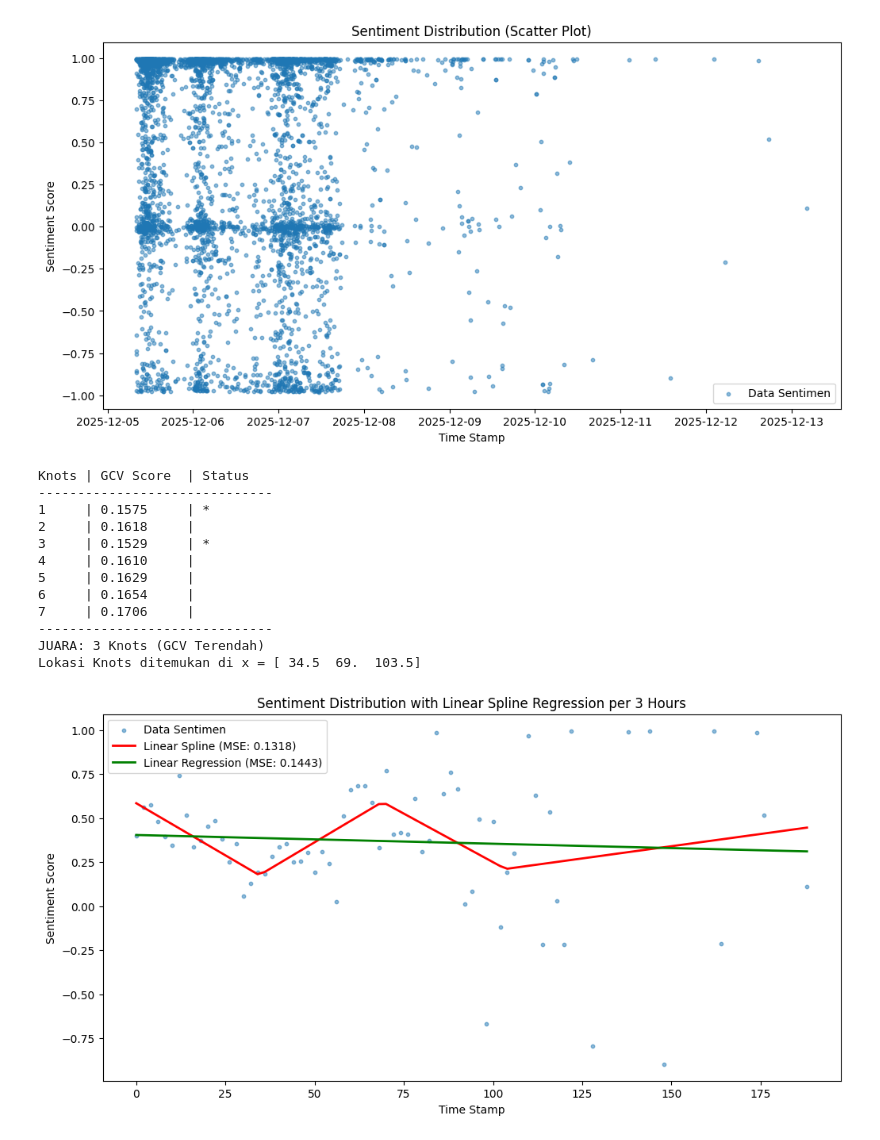
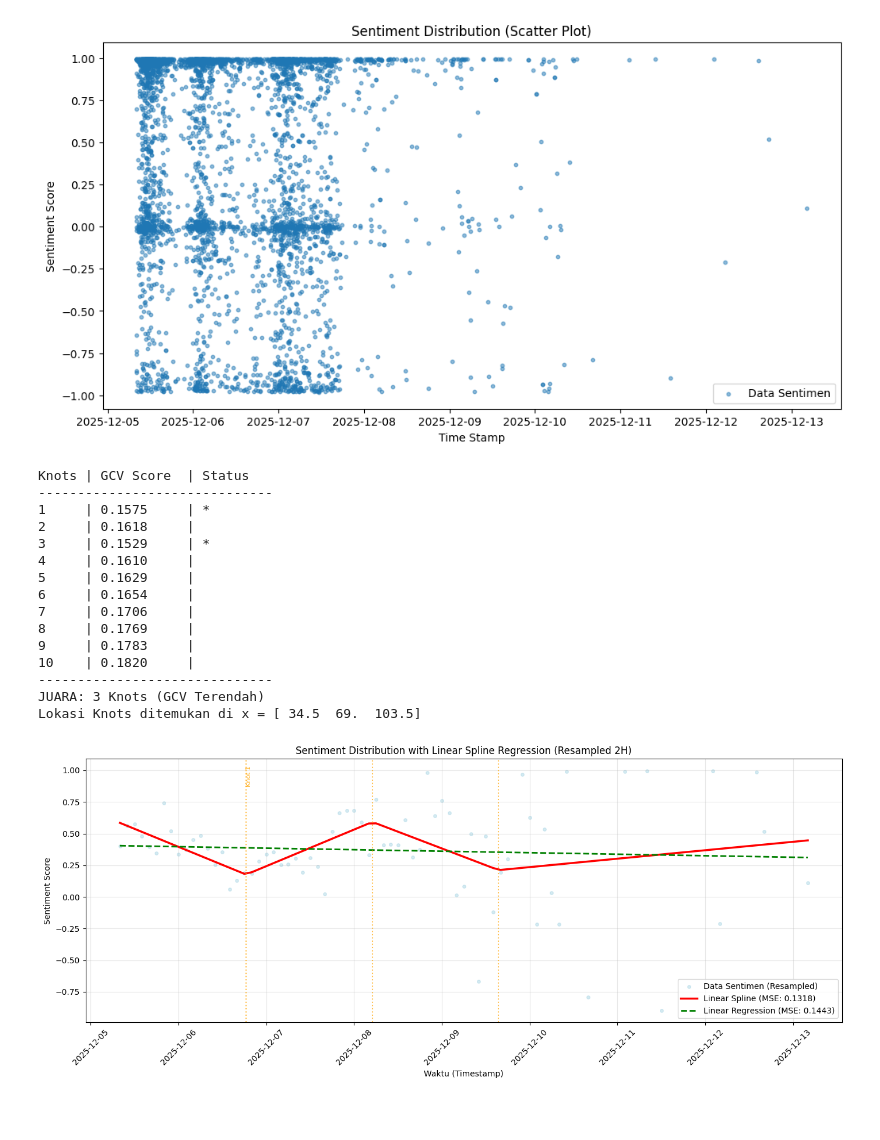
Before and after one commit to YehezkielG/sentiment-spline-truncated-bencana-banjir, a Jupyter notebook: notebook.ipynb, the cells around one changed output. Cells and saved outputs as stored; diff of their text form; code cells hidden in the pictures; blank space fills up the shorter version.

Commit message:
update: show world time knot points

```diff
--- a/notebook.ipynb
+++ b/notebook.ipynb
@@ -157,7 +157,7 @@ def auto_tune_spline(x_data, y_data, max_knots=10):
         X_spline = create_spline_features(x_data, current_knots)
 
         # B. Train
-        model = LinearRegression()
+        model = Model()
         model.fit(X_spline, y_data)
         y_pred = model.predict(X_spline)
 
@@ -194,7 +194,7 @@ df_regression_resampled['y'] = df_resampled.values
 # %%
 x = df_regression_resampled['x'].values
 y = df_regression_resampled['y'].values
-n_knots = 7
+n_knots = 10
 optimal_n, final_knots, final_model = auto_tune_spline(x, y, n_knots)
 print(f"Lokasi Knots ditemukan di x = {final_knots}")
 X_spline = create_spline_features(x, final_knots)
@@ -208,32 +208,54 @@ Knots | GCV Score  | Status
 5     | 0.1629     |
 6     | 0.1654     |
 7     | 0.1706     |
+8     | 0.1769     |
+9     | 0.1783     |
+10    | 0.1820     |
 ------------------------------
 JUARA: 3 Knots (GCV Terendah)
 Lokasi Knots ditemukan di x = [ 34.5  69.  103.5]
 # %%
-from LR import Model
-
 final_model.fit(X_spline, y)
 y_pred = final_model.predict(X_spline)
 
-model_no_spline = LinearRegression()
+model_no_spline = Model()
 model_no_spline.fit(x.reshape(-1, 1), y)
 y_pred_linear = model_no_spline.predict(x.reshape(-1, 1))
 
 # Calculate MSE
 mse_spline = mean_squared_error(y, y_pred)
 mse_linear = mean_squared_error(y, y_pred_linear)
 
-plt.figure(figsize=(12, 6))
-plt.scatter(x, y, alpha=0.5, s=10, label='Data Sentimen')
-plt.plot(x, y_pred, color='red', linewidth=2, label=f'Linear Spline (MSE: {mse_spline:.4f})')
-plt.plot(x, y_pred_linear, color='green', linewidth=2, label=f'Linear Regression (MSE: {mse_linear:.4f})')
+# Konversi x (jam) kembali ke timestamp asli
+x_timestamps = start_time + pd.to_timedelta(x, unit='h')
 
-plt.title("Sentiment Distribution with Linear Spline Regression per 3 Hours")
-plt.xlabel("Time Stamp")
+# Konversi posisi knot ke timestamp
+knot_timestamps = start_time + pd.to_timedelta(final_knots, unit='h')
+
+plt.figure(figsize=(14, 6))
+plt.scatter(x_timestamps, y, alpha=0.5, s=15, label='Data Sentimen (Resampled)', color='lightblue')
+plt.plot(x_timestamps, y_pred, color='red', linewidth=2.5, label=f'Linear Spline (MSE: {mse_spline:.4f})')
+plt.plot(x_timestamps, y_pred_linear, color='green', linewidth=2, linestyle='--', label=f'Linear Regression (MSE: {mse_linear:.4f})')
+
+# Tambahkan garis vertikal untuk knot positions
+for i, knot_time in enumerate(knot_timestamps):
+    plt.axvline(knot_time, color='orange', linestyle=':', linewidth=1.5, alpha=0.7)
+    if i == 0:
+        plt.text(knot_time, plt.ylim()[1] * 0.95, f'Knot {i+1}',
+                 rotation=90, verticalalignment='top', fontsize=8, color='orange')
+
+plt.title("Sentiment Distribution with Linear Spline Regression (Resampled 2H)")
+plt.xlabel("Waktu (Timestamp)")
 plt.ylabel("Sentiment Score")
 plt.legend()
+plt.grid(True, alpha=0.3)
+plt.xticks(rotation=45)
+plt.tight_layout()
 plt.show()
+
+# Print knot timestamps
+print(f"\n=== Lokasi Knot (Waktu Sebenarnya) ===")
+for i, (knot_x, knot_time) in enumerate(zip(final_knots, knot_timestamps), 1):
+    print(f"Knot {i}: x={knot_x:.2f} jam → {knot_time.strftime('%Y-%m-%d %H:%M:%S')}")
 # %% [output]
-[figure, old version]
+[figure, new version]
```
Also changed, not shown: parts of 5 cells of this notebook.
